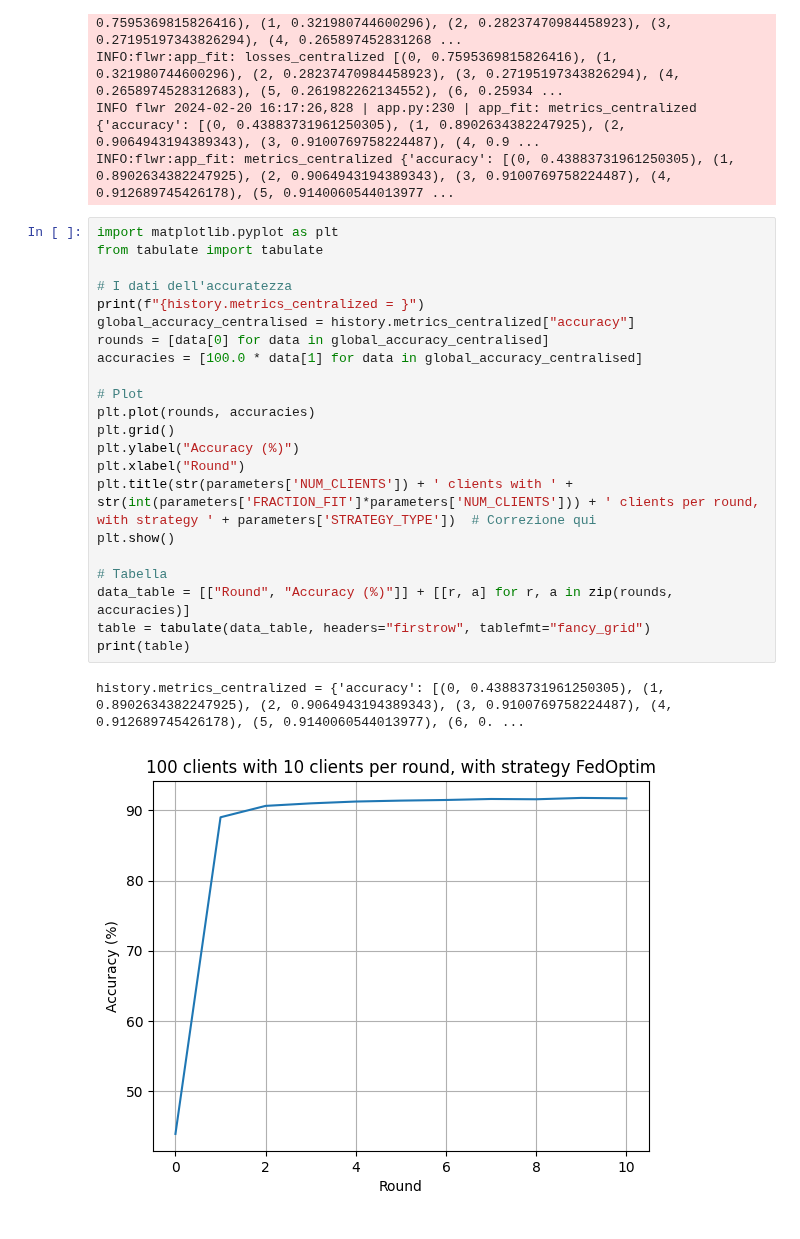
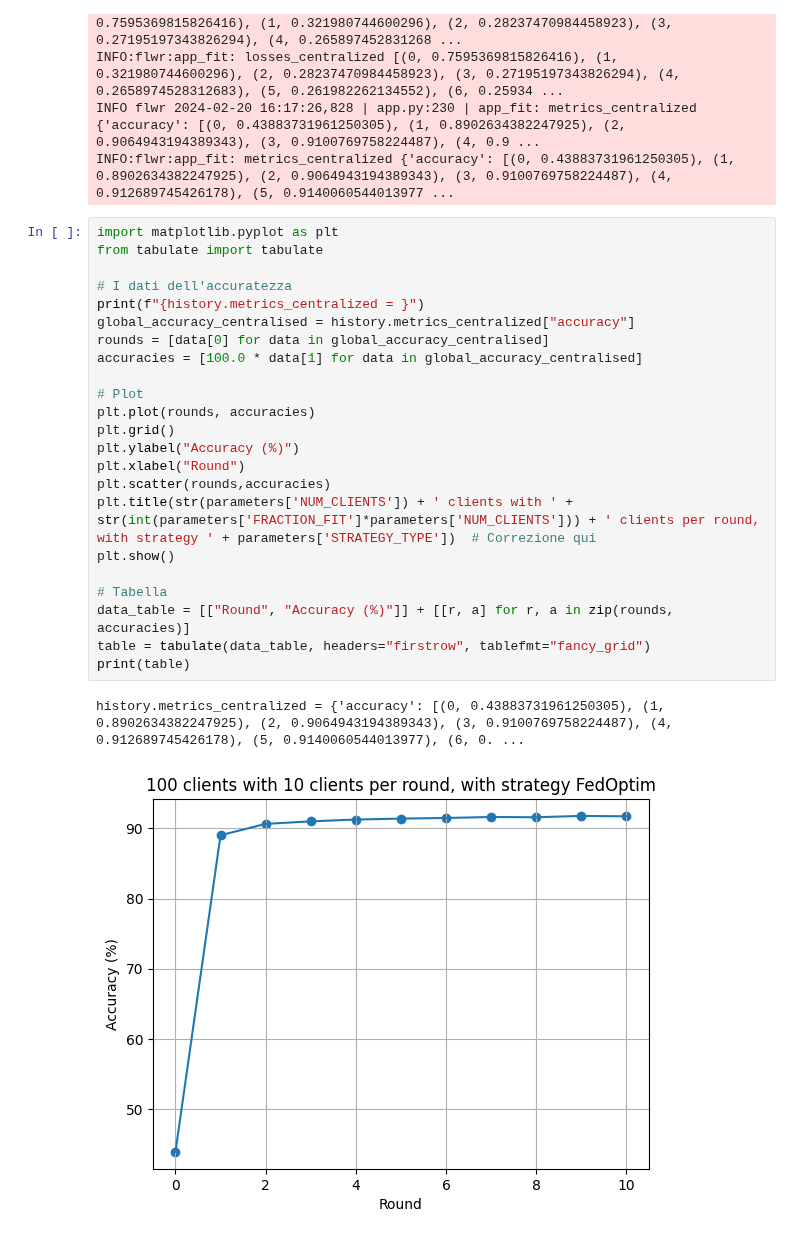
Before and after one commit to AnastasiaBrinati/Progetto-ML-23-24, a Jupyter notebook: task1_federato.ipynb, the cells around one changed output. Saved outputs shown, nothing was run; the diff lists cells and outputs as text.

```diff
--- a/task1_federato.ipynb
+++ b/task1_federato.ipynb
@@ -336,28 +336,29 @@ INFO:flwr:app_fit: metrics_centralized {'accuracy': [(0, 0.43883731961250305), (
 # %%
 import matplotlib.pyplot as plt
 from tabulate import tabulate
 
 # I dati dell'accuratezza
 print(f"{history.metrics_centralized = }")
 global_accuracy_centralised = history.metrics_centralized["accuracy"]
 rounds = [data[0] for data in global_accuracy_centralised]
 accuracies = [100.0 * data[1] for data in global_accuracy_centralised]
 
 # Plot
 plt.plot(rounds, accuracies)
 plt.grid()
 plt.ylabel("Accuracy (%)")
 plt.xlabel("Round")
+plt.scatter(rounds,accuracies)
 plt.title(str(parameters['NUM_CLIENTS']) + ' clients with ' + str(int(parameters['FRACTION_FIT']*parameters['NUM_CLIENTS'])) + ' clients per round, with strategy ' + parameters['STRATEGY_TYPE'])  # Correzione qui
 plt.show()
 
 # Tabella
 data_table = [["Round", "Accuracy (%)"]] + [[r, a] for r, a in zip(rounds, accuracies)]
 table = tabulate(data_table, headers="firstrow", tablefmt="fancy_grid")
 print(table)
 # %% [output]
 history.metrics_centralized = {'accuracy': [(0, 0.43883731961250305), (1, 0.8902634382247925), (2, 0.9064943194389343), (3, 0.9100769758224487), (4, 0.912689745426178), (5, 0.9140060544013977), (6, 0. ...
-[figure, old version]
+[figure, new version]
 ╒═════════╤════════════════╕
 │   Round │   Accuracy (%) │
 ╞═════════╪════════════════╡
```
Also changed, not shown: parts of 1 cell of this notebook.
